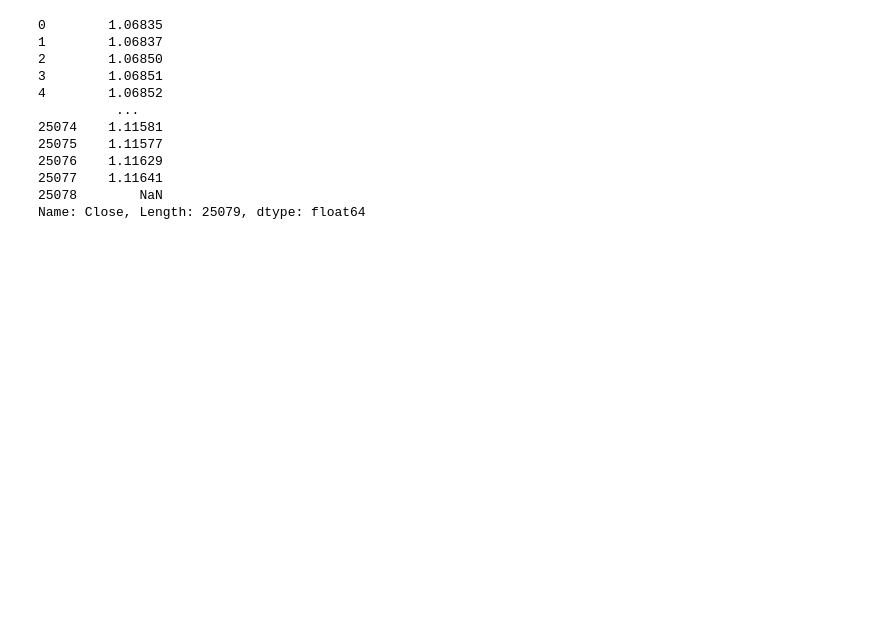
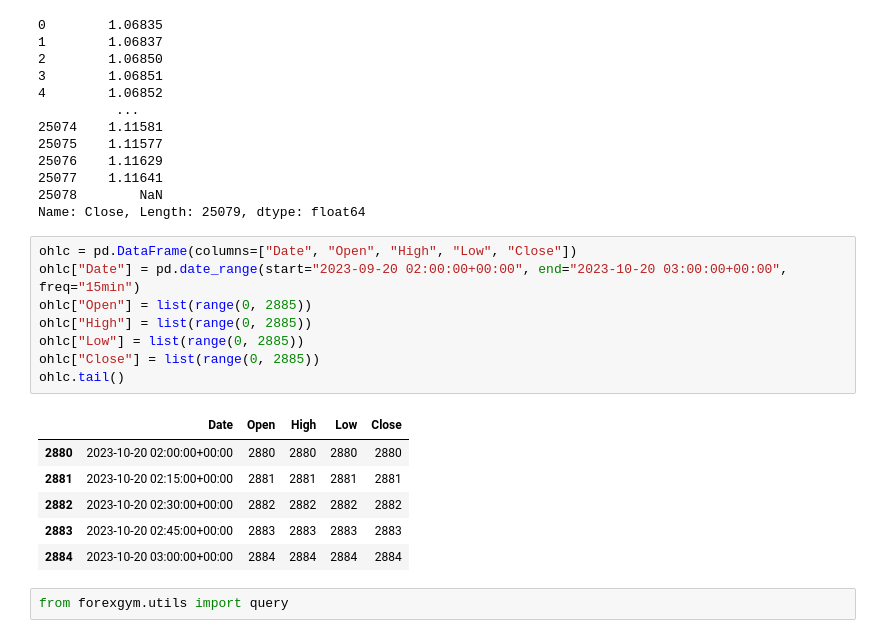
Before and after one commit to carlos-lorenzo/deep-forex, a Jupyter notebook: data_processing.ipynb, the cells around one changed output. Saved outputs shown, nothing was run; the diff lists cells and outputs as text; blank space fills up the shorter version.

```diff
--- a/data_processing.ipynb
+++ b/data_processing.ipynb
@@ -147,3 +148,20 @@ timeframes["15m"]["Close"].shift(-1)
 25077    1.11641
 25078        NaN
 Name: Close, Length: 25079, dtype: float64
+# %%
+ohlc = pd.DataFrame(columns=["Date", "Open", "High", "Low", "Close"])
+ohlc["Date"] = pd.date_range(start="2023-09-20 02:00:00+00:00", end="2023-10-20 03:00:00+00:00", freq="15min")
+ohlc["Open"] = list(range(0, 2885))
+ohlc["High"] = list(range(0, 2885))
+ohlc["Low"] = list(range(0, 2885))
+ohlc["Close"] = list(range(0, 2885))
+ohlc.tail()
+# %% [output]
+|  | Date | Open | High | Low | Close |
+| 2880 | 2023-10-20 02:00:00+00:00 | 2880 | 2880 | 2880 | 2880 |
+| 2881 | 2023-10-20 02:15:00+00:00 | 2881 | 2881 | 2881 | 2881 |
+| 2882 | 2023-10-20 02:30:00+00:00 | 2882 | 2882 | 2882 | 2882 |
+| 2883 | 2023-10-20 02:45:00+00:00 | 2883 | 2883 | 2883 | 2883 |
+| 2884 | 2023-10-20 03:00:00+00:00 | 2884 | 2884 | 2884 | 2884 |
+# %%
+from forexgym.utils import query
```
Also changed, not shown: parts of 7 cells of this notebook, 7 other files.
